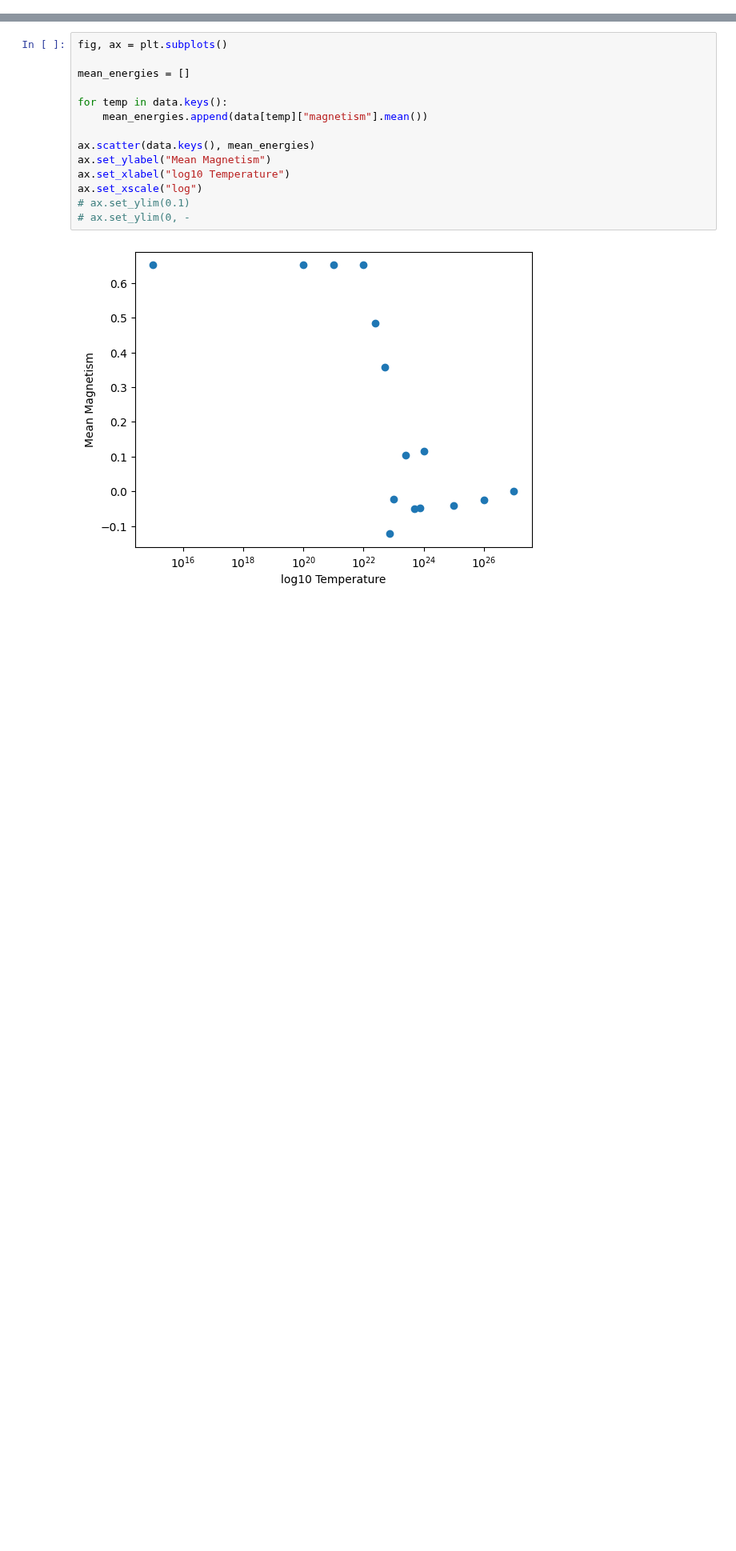
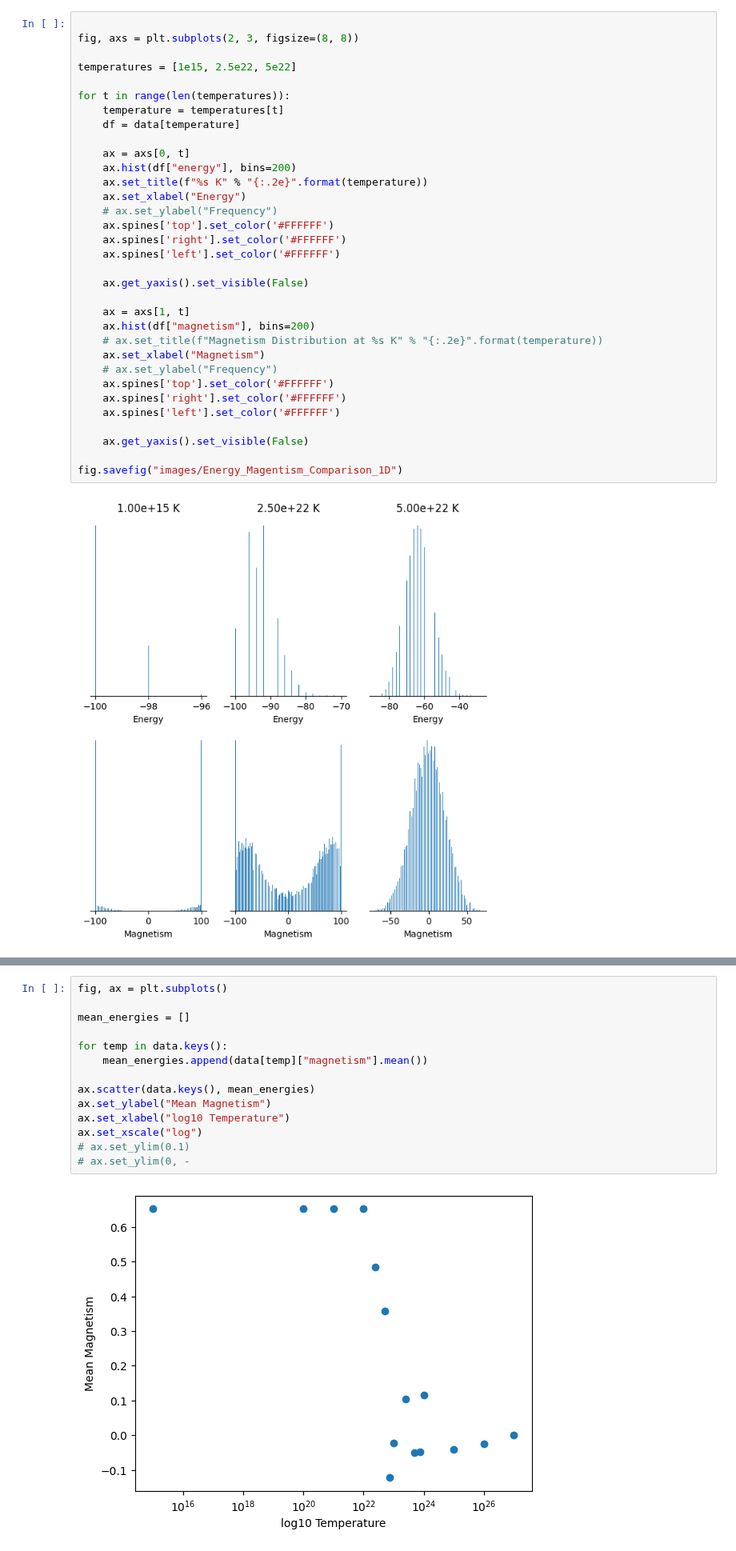
Before and after one commit to Iddmeister/IsingModel, a Jupyter notebook: visual.ipynb, the cells around one changed output, grey strips where cells are left out. Shown at 80% size. Drawn from its saved outputs; the diff is of its cells as text; blank space fills up the shorter version.

```diff
--- a/visual.ipynb
+++ b/visual.ipynb
@@ -59,3 +107,38 @@ for temperature in data.keys():
+# %%
+
+fig, axs = plt.subplots(2, 3, figsize=(8, 8))
+
+temperatures = [1e15, 2.5e22, 5e22]
+
+for t in range(len(temperatures)):
+    temperature = temperatures[t]
+    df = data[temperature]
+
+    ax = axs[0, t]
+    ax.hist(df["energy"], bins=200)
+    ax.set_title(f"%s K" % "{:.2e}".format(temperature))
+    ax.set_xlabel("Energy")
+    # ax.set_ylabel("Frequency")
+    ax.spines['top'].set_color('#FFFFFF')
+    ax.spines['right'].set_color('#FFFFFF')
+    ax.spines['left'].set_color('#FFFFFF')
+
+    ax.get_yaxis().set_visible(False)
+
+    ax = axs[1, t]
+    ax.hist(df["magnetism"], bins=200)
+    # ax.set_title(f"Magnetism Distribution at %s K" % "{:.2e}".format(temperature))
+    ax.set_xlabel("Magnetism")
+    # ax.set_ylabel("Frequency")
+    ax.spines['top'].set_color('#FFFFFF')
+    ax.spines['right'].set_color('#FFFFFF')
+    ax.spines['left'].set_color('#FFFFFF')
+
+    ax.get_yaxis().set_visible(False)
+
+fig.savefig("images/Energy_Magentism_Comparison_1D")
+# %% [output]
+[figure, added]
 # %%
 fig, ax = plt.subplots()
 
```
Also changed, not shown: parts of 6 cells of this notebook, 18 other files.
